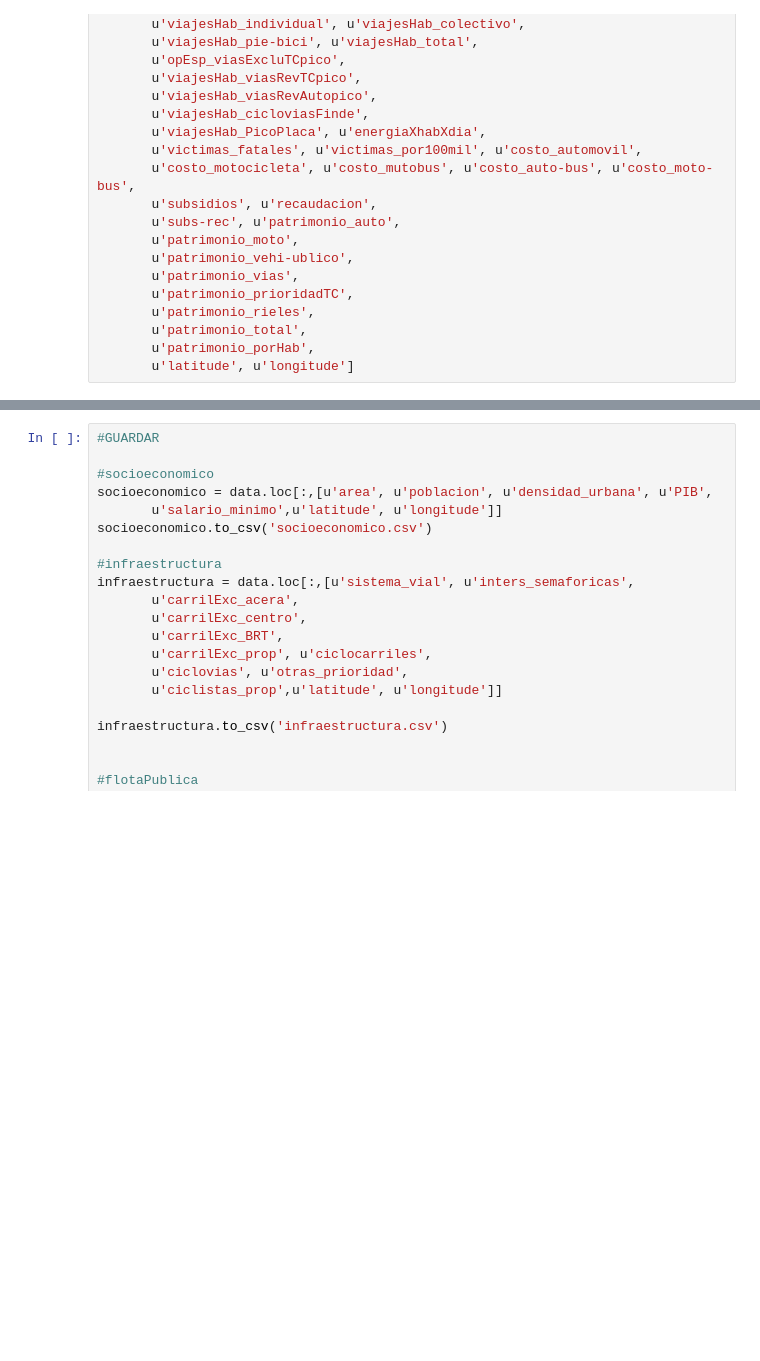
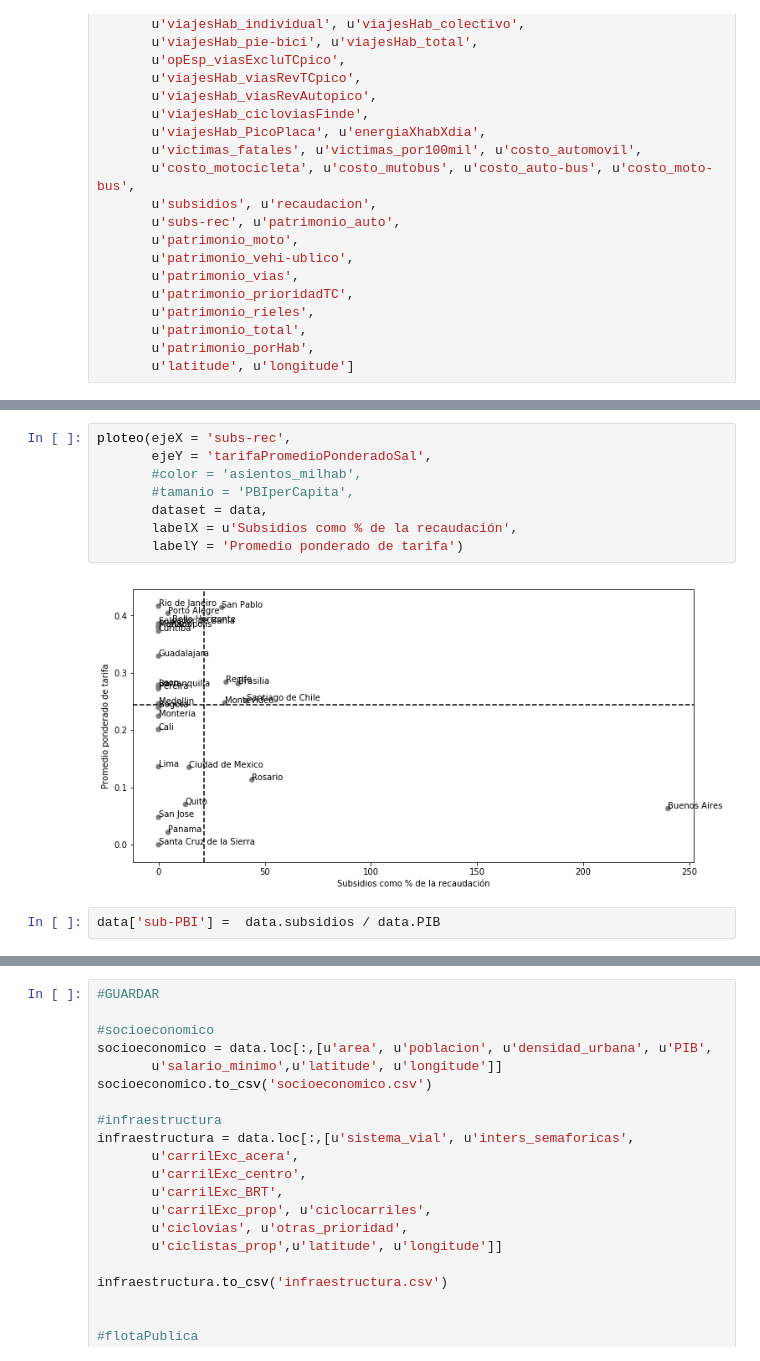
Before and after one commit to alephcero/urbanMobilityObservatory, a Jupyter notebook: analisis.ipynb, the cells around one changed output, grey strips where cells are left out. Drawn from its saved outputs; the diff is of its cells as text; blank space fills up the shorter version.

```diff
--- a/analisis.ipynb
+++ b/analisis.ipynb
@@ -290,0 +302,12 @@ dtype: float64
+# %%
+ploteo(ejeX = 'subs-rec',
+       ejeY = 'tarifaPromedioPonderadoSal',
+       #color = 'asientos_milhab',
+       #tamanio = 'PBIperCapita',
+       dataset = data,
+       labelX = u'Subsidios como % de la recaudación',
+       labelY = 'Promedio ponderado de tarifa')
+# %% [output]
+[figure, added]
+# %%
+data['sub-PBI'] =  data.subsidios / data.PIB
```
Also changed, not shown: parts of 11 cells of this notebook.
